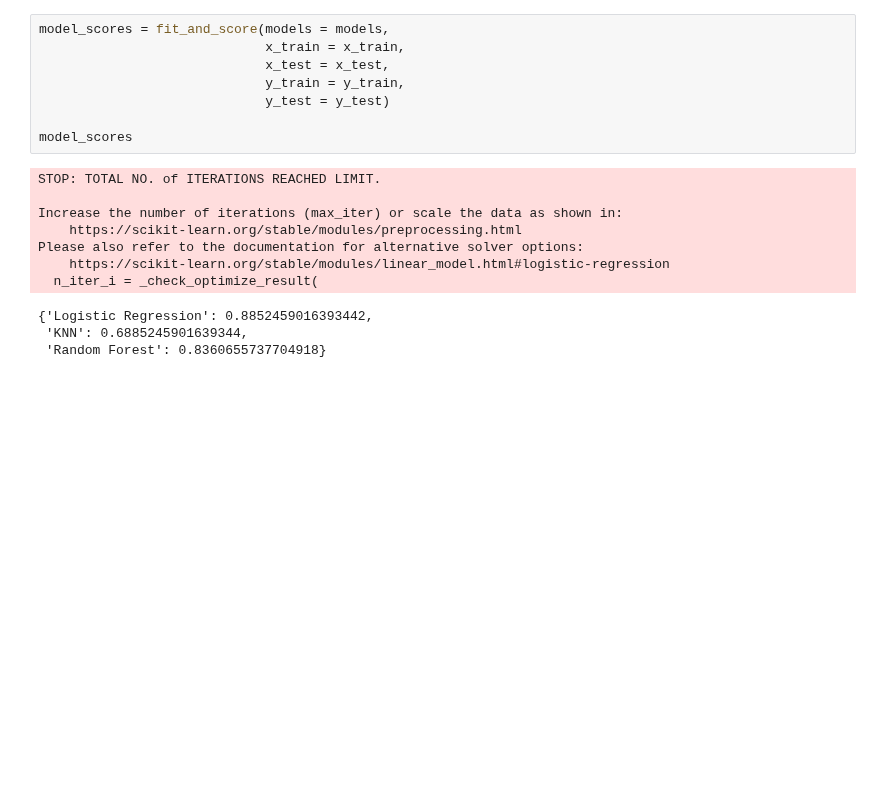
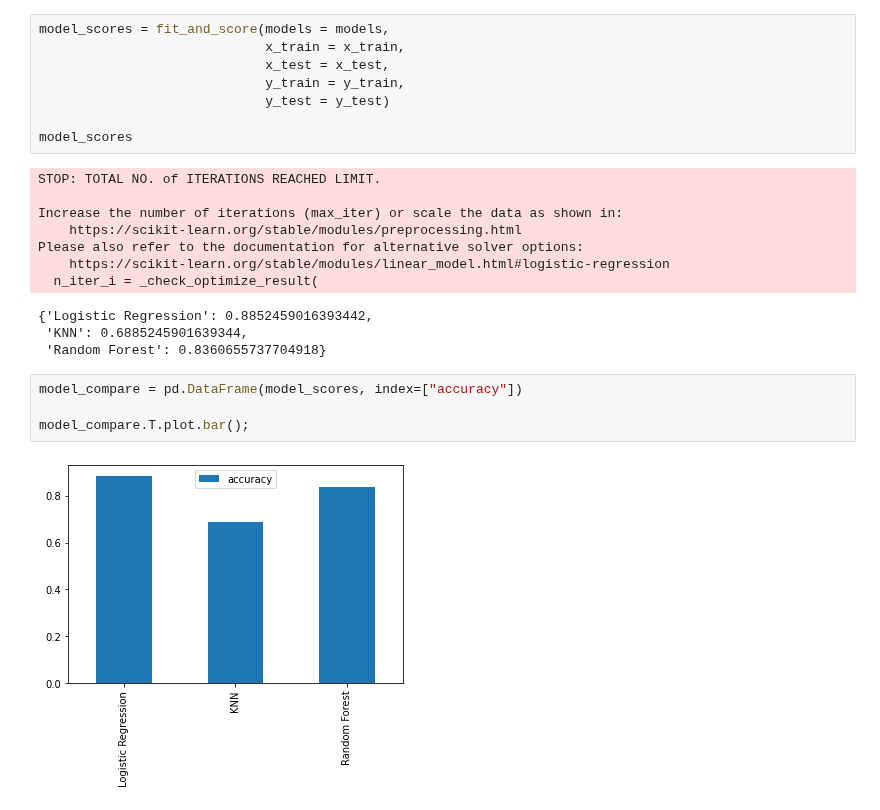
Before and after one commit to shamimsikder/ML-Exercises, a Jupyter notebook: Classification Project/Heart Disease Project.ipynb, the cells around one changed output. Drawn from its saved outputs; the diff is of its cells as text; blank space fills up the shorter version.

Commit message:
Comparing ML Models

```diff
--- a/Classification Project/Heart Disease Project.ipynb
+++ b/Classification Project/Heart Disease Project.ipynb
@@ -268,3 +268,9 @@ Please also refer to the documentation for alternative solver options:
 {'Logistic Regression': 0.8852459016393442,
  'KNN': 0.6885245901639344,
  'Random Forest': 0.8360655737704918}
+# %%
+model_compare = pd.DataFrame(model_scores, index=["accuracy"])
+
+model_compare.T.plot.bar();
+# %% [output]
+[figure, added]
```
